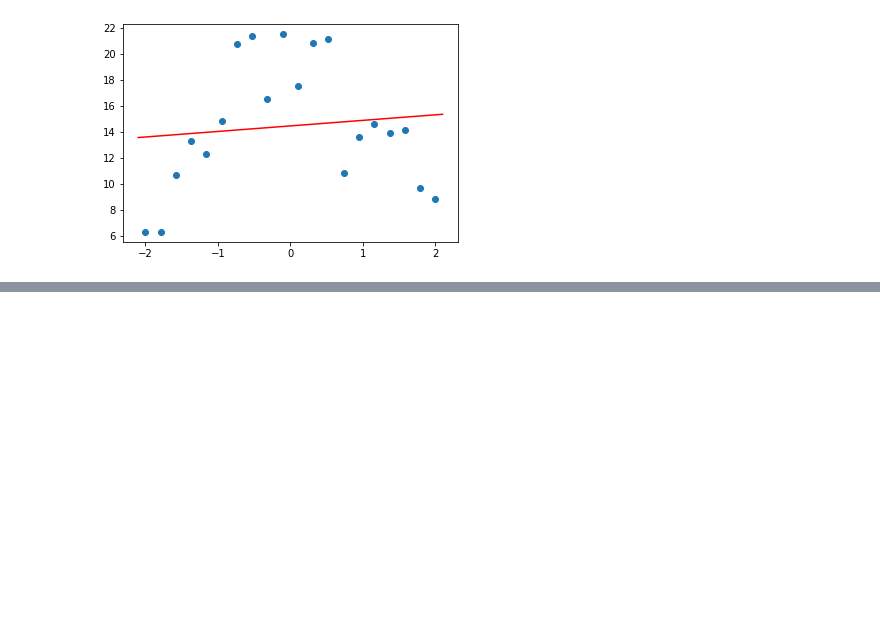
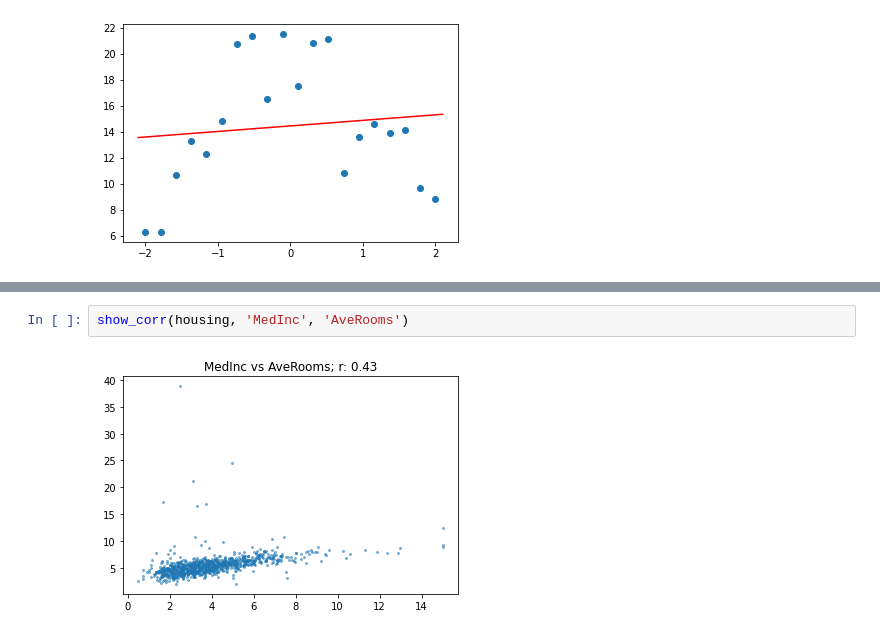
Before and after one commit to champsleague/Deep-Learning, a Jupyter notebook: Lesson4.ipynb, the cells around one changed output, grey strips where cells are left out. Drawn from its saved outputs; the diff is of its cells as text; blank space fills up the shorter version.

```diff
--- a/Lesson4.ipynb
+++ b/Lesson4.ipynb
@@ -254,0 +312,4 @@ plot_poly(1)
+# %%
+show_corr(housing, 'MedInc', 'AveRooms')
+# %% [output]
+[figure, added]
```
Also changed, not shown: parts of 15 cells of this notebook.
